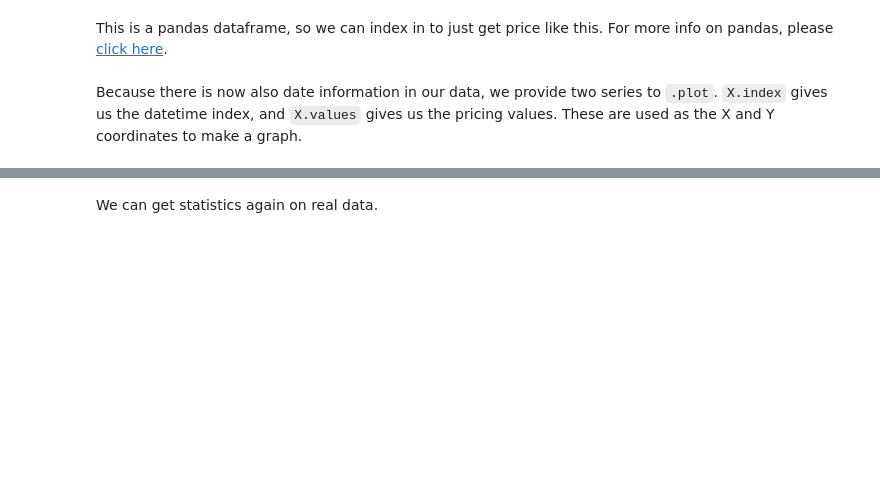
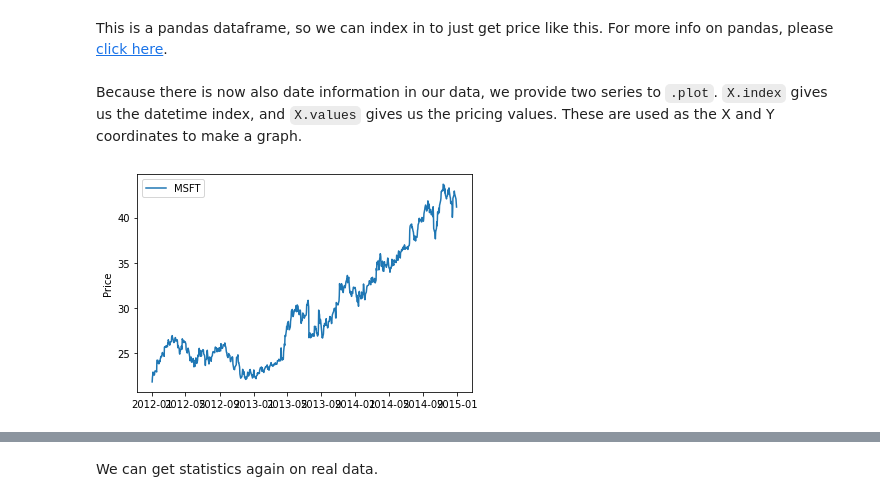
Before and after one commit to daveRios97/MetNumUN2021I, a Jupyter notebook: Lab1/drriosglecture1.ipynb, the cells around one changed output, grey strips where cells are left out. Cells and saved outputs as stored; diff of their text form; code cells hidden in the pictures; blank space fills up the shorter version.

```diff
--- a/Lab1/drriosglecture1.ipynb
+++ b/Lab1/drriosglecture1.ipynb
@@ -216,4 +232,4 @@ Randomly sampled data can be great for testing ideas, but let's get some real da
 import pandas_datareader as pdr
 import datetime
 # %%
-data = pdr.get_data_yahoo('MSFT', start=datetime.datetime(2012,1,1), end=datetime.datetime(2015,1,1))
+data_msft = pdr.get_data_yahoo('MSFT', start=datetime.datetime(2012,1,1), end=datetime.datetime(2015,1,1))
@@ -247,0 +282,2 @@ lect1 = data['Close']
+# %%
+msft = data_msft['Adj Close']
@@ -248,3 +288,9 @@ lect1 = data['Close']
 # %% [markdown]
 Because there is now also date information in our data, we provide two series to `.plot`. `X.index` gives us the datetime index, and `X.values` gives us the pricing values. These are used as the X and Y coordinates to make a graph.
+# %%
+plt.plot(msft.index, msft.values)
+plt.ylabel('Price')
+plt.legend(['MSFT']);
+# %% [output]
+[figure, added]
 # %%
```
Also changed, not shown: parts of 57 cells of this notebook, 2 other files.
